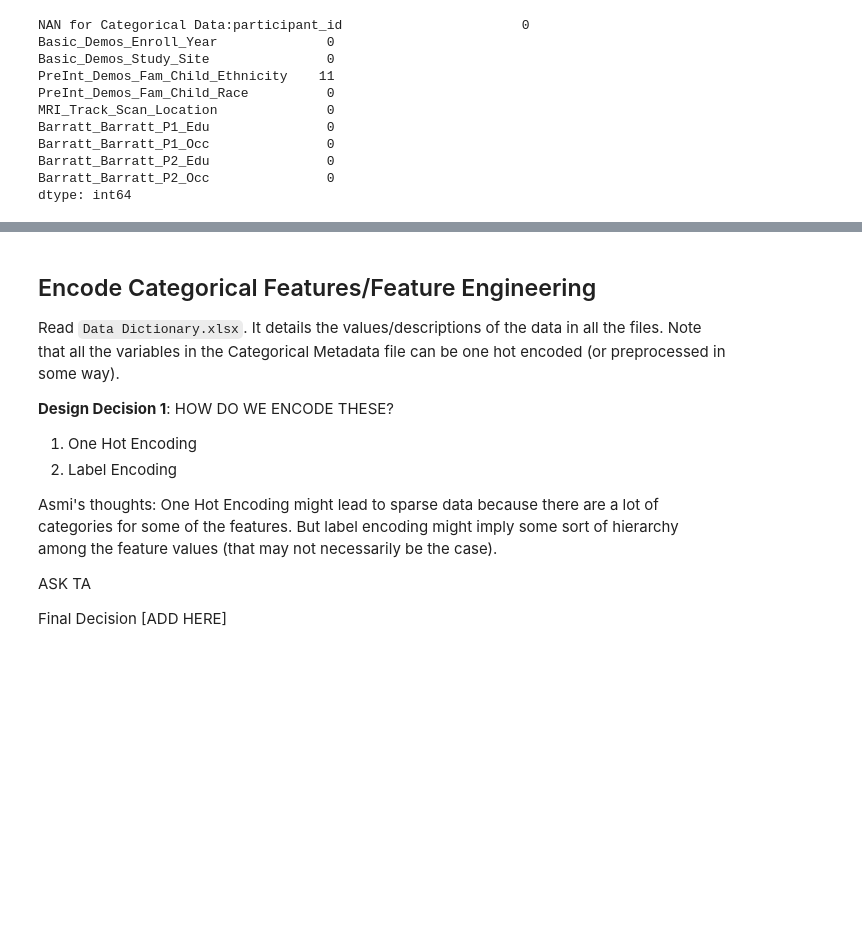
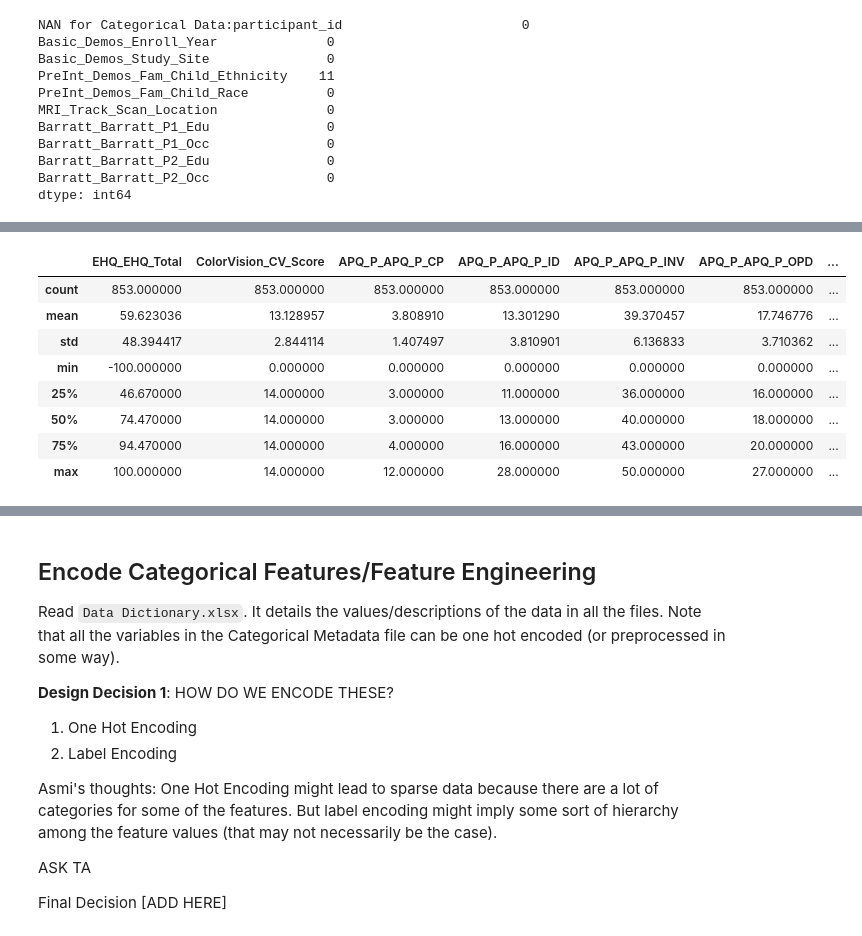
Before and after one commit to asmik12/bttai_wids_team4, a Jupyter notebook: data_preprocessing.ipynb, the cells around one changed output, grey strips where cells are left out. Saved outputs shown, nothing was run; the diff lists cells and outputs as text; code cells hidden in the pictures; blank space fills up the shorter version.

Commit message:
Normalized data, checked and imputed nan values, label encoded ADHD_Outcome from solutions data & updated Readme

```diff
--- a/data_preprocessing.ipynb
+++ b/data_preprocessing.ipynb
@@ -118,0 +169,4 @@ All of the datasets have non null data for 1213 examples (in the training data).
+# %%
+column_to_check = 'MRI_Track_Age_at_Scan'
+quant_metadata = quant_metadata.dropna(subset=column_to_check)
+print(f"NAN for Quantitative Data:{quant_metadata.isna().sum()}") # Value for all columns should be 0
@@ -118,0 +206,13 @@ All of the datasets have non null data for 1213 examples (in the training data).
+# %%
+# Examining the range of the different columns of the quantitative data
+quant_metadata.describe()
+# %% [output]
+|  | EHQ_EHQ_Total | ColorVision_CV_Score | APQ_P_APQ_P_CP | APQ_P_APQ_P_ID | APQ_P_APQ_P_INV | APQ_P_APQ_P_OPD | ... |
+| count | 853.000000 | 853.000000 | 853.000000 | 853.000000 | 853.000000 | 853.000000 | ... |
+| mean | 59.623036 | 13.128957 | 3.808910 | 13.301290 | 39.370457 | 17.746776 | ... |
+| std | 48.394417 | 2.844114 | 1.407497 | 3.810901 | 6.136833 | 3.710362 | ... |
+| min | -100.000000 | 0.000000 | 0.000000 | 0.000000 | 0.000000 | 0.000000 | ... |
+| 25% | 46.670000 | 14.000000 | 3.000000 | 11.000000 | 36.000000 | 16.000000 | ... |
+| 50% | 74.470000 | 14.000000 | 3.000000 | 13.000000 | 40.000000 | 18.000000 | ... |
+| 75% | 94.470000 | 14.000000 | 4.000000 | 16.000000 | 43.000000 | 20.000000 | ... |
+| max | 100.000000 | 14.000000 | 12.000000 | 28.000000 | 50.000000 | 27.000000 | ... |
```
Also changed, not shown: parts of 21 cells of this notebook, 1 other file.
